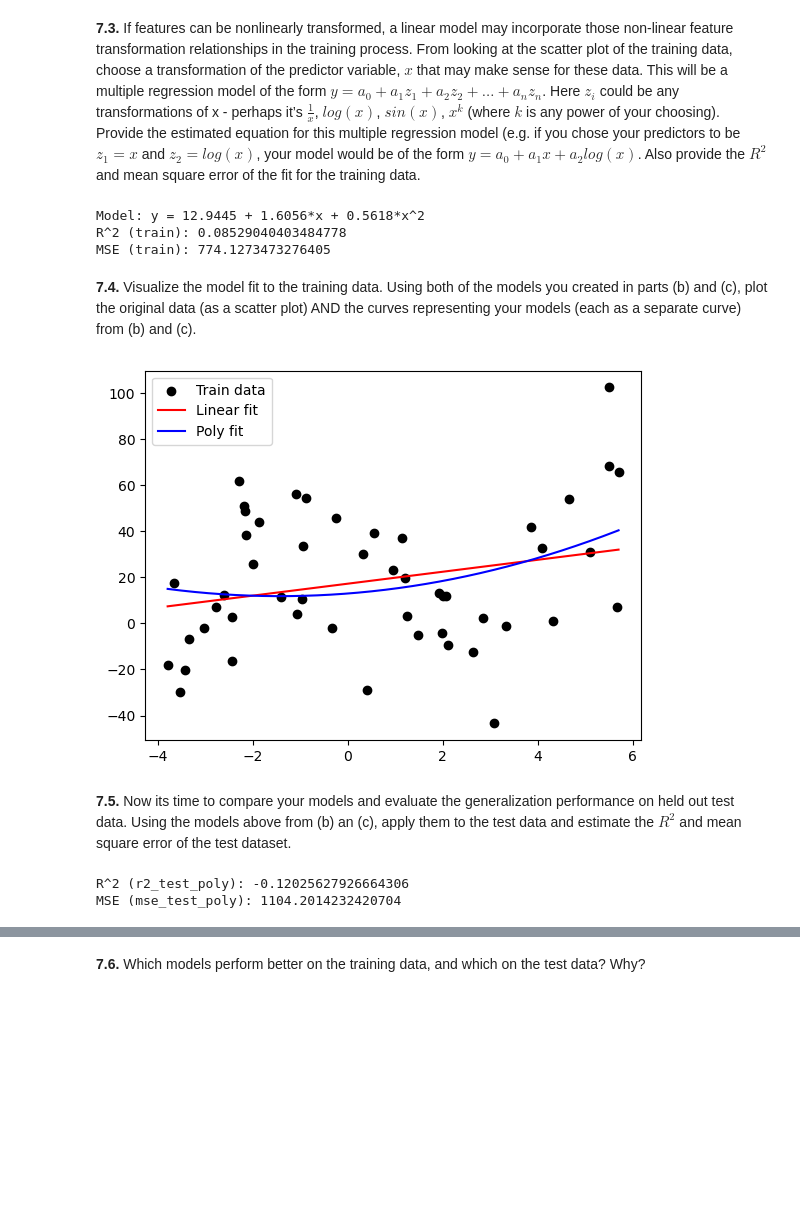
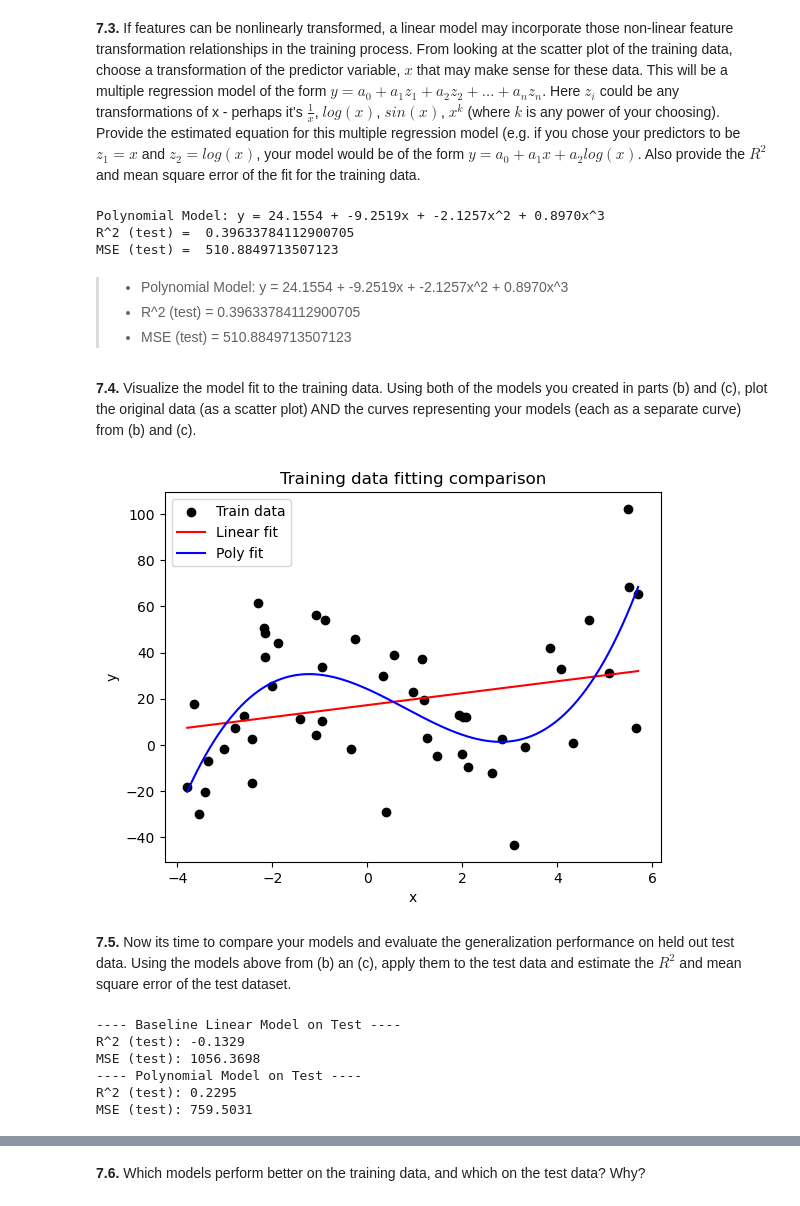
Before and after one commit to cathylyirang/IDS_705_ML, a Jupyter notebook: Assignment_2/assignment2.ipynb, the cells around one changed output, grey strips where cells are left out. Cells and saved outputs as stored; diff of their text form; code cells hidden in the pictures; blank space fills up the shorter version.

```diff
--- a/Assignment_2/assignment2.ipynb
+++ b/Assignment_2/assignment2.ipynb
@@ -686,12 +690,12 @@ import pandas as pd
 import matplotlib.pyplot as plt
 
 train = pd.read_csv(
-    "https://raw.githubusercontent.com/kylebradbury/ids705/refs/heads/main/notebooks/"
-    "data/a2/A2_Q7_train.csv"
+    "https://raw.githubusercontent.com/kylebradbury/ids705/refs/heads/main/"
+    "notebooks/data/a2/A2_Q7_train.csv"
 )
 test = pd.read_csv(
-    "https://raw.githubusercontent.com/kylebradbury/ids705/refs/heads/main/notebooks/"
-    "data/a2/A2_Q7_test.csv"
+    "https://raw.githubusercontent.com/kylebradbury/ids705/refs/heads/main/"
+    "notebooks/data/a2/A2_Q7_test.csv"
 )
 
 x_train_Q7 = train["x"].values
@@ -702,7 +706,7 @@ y_test_Q7 = test["y"].values
 plt.scatter(x_train_Q7, y_train_Q7, label="Training Data")
 plt.xlabel("x")
 plt.ylabel("y")
-plt.title("Training data")
+plt.title("Training data scattered")
 plt.legend()
 plt.show()
 # %% [output]
@@ -758,24 +764,32 @@ your predictors to be $z_1 = x$ and $z_2 = log(x)$, your model would be
 of the form $y = a_0 + a_1 x + a_2 log(x)$. Also provide the $R^2$ and
 mean square error of the fit for the training data.
 # %%
-X_train_poly = np.column_stack((x_train_Q7, x_train_Q7**2))
+# try polynomial
+X_train_poly = np.column_stack((x_train_Q7, x_train_Q7**2, x_train_Q7**3))
 model_poly = LinearRegression()
 model_poly.fit(X_train_poly, y_train_Q7)
 
-a0_ = model_poly.intercept_
-a1_, a2_ = model_poly.coef_
+a0_poly = model_poly.intercept_
+a1_poly, a2_poly, a3_poly = model_poly.coef_
 
-print("Model: y = %.4f + %.4f*x + %.4f*x^2" % (a0_, a1_, a2_))
+print(
+    "Polynomial Model: y = %.4f + %.4fx + %.4fx^2 + %.4fx^3"
+    % (a0_poly, a1_poly, a2_poly, a3_poly)
+)
 r2_train_poly = model_poly.score(X_train_poly, y_train_Q7)
 yhat_train_poly = model_poly.predict(X_train_poly)
 mse_train_poly = np.mean((y_train_Q7 - yhat_train_poly) ** 2)
 
-print("R^2 (train):", r2_train_poly)
-print("MSE (train):", mse_train_poly)
+print("R^2 (test) = ", r2_train_poly)
+print("MSE (test) = ", mse_train_poly)
 # %% [output]
-Model: y = 12.9445 + 1.6056*x + 0.5618*x^2
-R^2 (train): 0.08529040403484778
-MSE (train): 774.1273473276405
+Polynomial Model: y = 24.1554 + -9.2519x + -2.1257x^2 + 0.8970x^3
+R^2 (test) =  0.39633784112900705
+MSE (test) =  510.8849713507123
+# %% [markdown]
+>- Polynomial Model: y = 24.1554 + -9.2519x + -2.1257x^2 + 0.8970x^3
+>- R^2 (test) =  0.39633784112900705
+>- MSE (test) =  510.8849713507123
 # %% [markdown]
 **7.4.** Visualize the model fit to the training data. Using both of the
 models you created in parts (b) and (c), plot the original data (as a
@@ -784,40 +798,52 @@ separate curve) from (b) and (c).
 # %%
 # Sort x for nice plotting
 x_plot = np.linspace(min(x_train_Q7), max(x_train_Q7), 200)
 # For linear model
 y_plot_linear = model_linear.predict(x_plot.reshape(-1, 1))
 
-# For poly model of degree 2
-X_plot_poly = np.column_stack([x_plot, x_plot**2])
+# For reciprocal model
+X_plot_poly = np.column_stack([x_plot, x_plot**2, x_plot**3])
 y_plot_poly = model_poly.predict(X_plot_poly)
 
 plt.scatter(x_train_Q7, y_train_Q7, color="black", label="Train data")
 plt.plot(x_plot, y_plot_linear, "r-", label="Linear fit")
 plt.plot(x_plot, y_plot_poly, "b-", label="Poly fit")
+plt.xlabel("x")
+plt.ylabel("y")
+plt.title("Training data fitting comparison")
 plt.legend()
 plt.show()
 # %% [output]
-[figure, old version]
+[figure, new version]
 # %% [markdown]
 **7.5.** Now its time to compare your models and evaluate the
 generalization performance on held out test data. Using the models above
 from (b) an (c), apply them to the test data and estimate the $R^2$ and
 mean square error of the test dataset.
 # %%
-# For linear model
+# Baseline linear model
 X_test_lin = x_test_Q7.reshape(-1, 1)
-yhat_test_lin = model_linear.predict(X_test_lin)
+y_pred_lin = model_linear.predict(X_test_lin)
 r2_test_lin = model_linear.score(X_test_lin, y_test_Q7)
-mse_test_lin = np.mean((y_test_Q7 - yhat_test_lin) ** 2)
+mse_test_lin = np.mean((y_test_Q7 - y_pred_lin) ** 2)
 
-# For poly model
-X_test_poly = np.column_stack([x_test_Q7, x_test_Q7**2])
-yhat_test_poly = model_poly.predict(X_test_poly)
+print("---- Baseline Linear Model on Test ----")
+print(f"R^2 (test): {r2_test_lin:.4f}")
+print(f"MSE (test): {mse_test_lin:.4f}")
+
+# Polynomial model
+X_test_poly = np.column_stack([x_test_Q7, x_test_Q7**2, x_test_Q7**3])
+y_pred_poly = model_poly.predict(X_test_poly)
 r2_test_poly = model_poly.score(X_test_poly, y_test_Q7)
-mse_test_poly = np.mean((y_test_Q7 - yhat_test_poly) ** 2)
+mse_test_poly = np.mean((y_test_Q7 - y_pred_poly) ** 2)
 
-print("R^2 (r2_test_poly):", r2_test_poly)
-print("MSE (mse_test_poly):", mse_test_poly)
+print("---- Polynomial Model on Test ----")
+print(f"R^2 (test): {r2_test_poly:.4f}")
+print(f"MSE (test): {mse_test_poly:.4f}")
 # %% [output]
-R^2 (r2_test_poly): -0.12025627926664306
-MSE (mse_test_poly): 1104.2014232420704
+---- Baseline Linear Model on Test ----
+R^2 (test): -0.1329
+MSE (test): 1056.3698
+---- Polynomial Model on Test ----
+R^2 (test): 0.2295
+MSE (test): 759.5031
```
Also changed, not shown: parts of 19 cells of this notebook, 3 other files.
